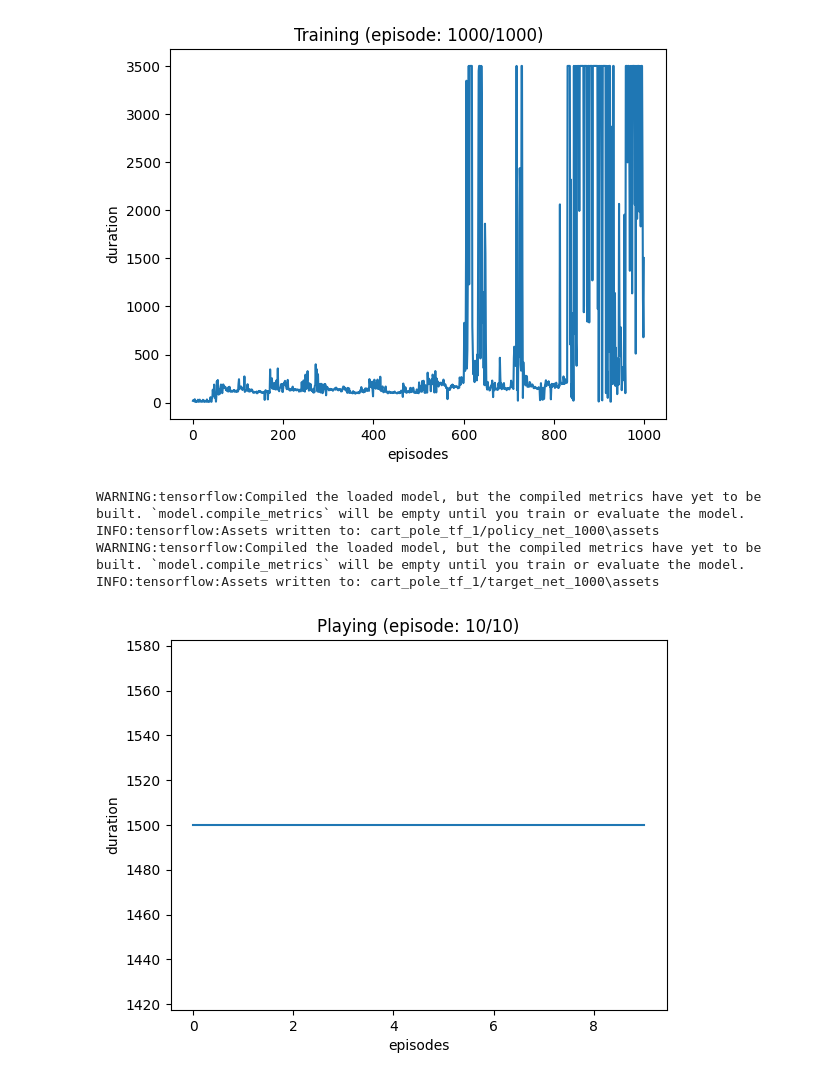
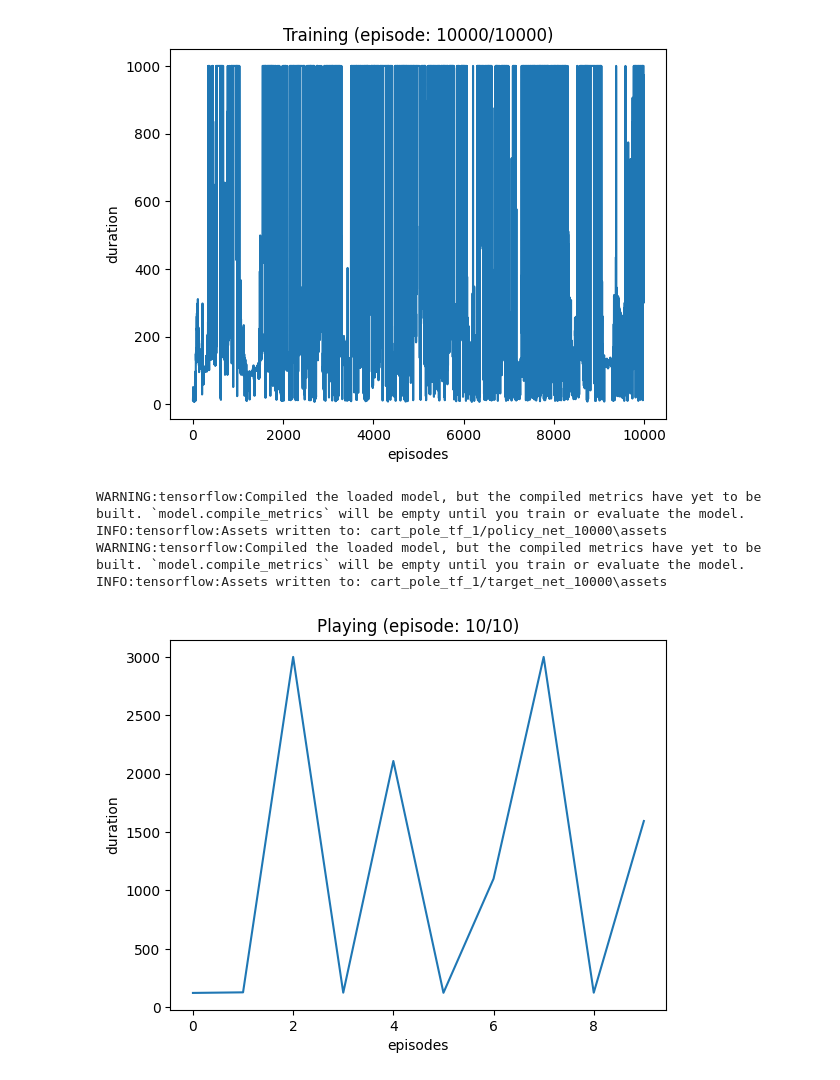
Before and after one commit to Andrew1407/ReinforcementLearningGym, a Jupyter notebook: cart_pole_tf_1.ipynb, the cells around one changed output. Saved outputs shown, nothing was run; the diff lists cells and outputs as text; code cells hidden in the pictures.

```diff
--- a/cart_pole_tf_1.ipynb
+++ b/cart_pole_tf_1.ipynb
@@ -103,7 +103,7 @@ eps_decay = .001
 target_update = 10
 memory_size = 100_000
 lr = .001
-num_episodes = 1000
+num_episodes = 10_000
 # %%
 memory = ReplayMemory(memory_size)
 epsilon_strategy = EpsilonGreedyStrategy(eps_start, eps_end, eps_decay)
@@ -124,7 +124,7 @@ show_episodes = False
 render_mode = 'human' if show_episodes else None
 env = gym.make('CartPole-v1', render_mode=render_mode)
 
-timestep_limit = 3500
+timestep_limit = 1000
 cur_step = 0
 episode_durations = list()
 
@@ -142,37 +142,37 @@ for episode in range(num_episodes):
             action = policy_net(state_tensor).numpy().argmax(axis=1)[0]
         cur_step += 1
 
         next_state, reward, done, truncated, info = env.step(action)
 
+        memory.push(Experience(state, action, next_state, reward, done))
+        state = next_state
+
         # done = truncated if truncated else done
         done = done if timestep < timestep_limit else True
-
-        memory.push(Experience(state, action, next_state, reward, done))
-        state = next_state
 
         if memory.can_provide_sample(batch_size):
             with tf.GradientTape() as tape:
                 experiences = memory.sample(batch_size)
                 states, actions, rewards, next_states, valid = extract_tensors(experiences)
                 actions = tf.expand_dims(actions, axis=-1)
                 current_q_values = tf.gather(policy_net(states), actions, batch_dims=1)
                 next_q_values = get_next_q_max(target_net, next_states, valid)
                 target_q_values = (next_q_values * gamma) + rewards
 
                 loss = tf.keras.losses.MeanSquaredError()(current_q_values, tf.expand_dims(target_q_values, axis=-1))
 
             gradients = tape.gradient(loss, policy_net.trainable_variables)
             optimizer.apply_gradients(zip(gradients, policy_net.trainable_variables))
 
         if done:
             episode_durations.append(timestep)
             plot(episode_durations, title=f'Training (episode: {episode + 1}/{num_episodes})')
             break
 
     if episode % target_update == 0:
         target_net.set_weights(policy_net.get_weights())
 # %% [output]
-[figure, old version]
+[figure, new version]
 # %%
 env.close()
 # %%
@@ -186,9 +186,9 @@ policy_net.save(policy_net_path)
 target_net.save(target_net_path)
 # %% [output]
 WARNING:tensorflow:Compiled the loaded model, but the compiled metrics have yet to be built. `model.compile_metrics` will be empty until you train or evaluate the model.
-INFO:tensorflow:Assets written to: cart_pole_tf_1/policy_net_1000\assets
+INFO:tensorflow:Assets written to: cart_pole_tf_1/policy_net_10000\assets
 WARNING:tensorflow:Compiled the loaded model, but the compiled metrics have yet to be built. `model.compile_metrics` will be empty until you train or evaluate the model.
-INFO:tensorflow:Assets written to: cart_pole_tf_1/target_net_1000\assets
+INFO:tensorflow:Assets written to: cart_pole_tf_1/target_net_10000\assets
 # %%
 policy_net = keras.models.load_model(policy_net_path, compile=False)
 target_net = keras.models.load_model(target_net_path, compile=False)
@@ -197,7 +197,7 @@ env = gym.make('CartPole-v1', render_mode='human')
 episode_durations = list()
 
 episodes_to_play = 10
-timestep_limit = 1500
+timestep_limit = 3000
 
 for episode in range(episodes_to_play):
     state, observation = env.reset()
@@ -218,6 +218,6 @@ for episode in range(episodes_to_play):
             plot(episode_durations, title=f'Playing (episode: {episode + 1}/{episodes_to_play})')
             break
 # %% [output]
-[figure, old version]
+[figure, new version]
 # %%
 env.close()
```
Also changed, not shown: 2 other files.
